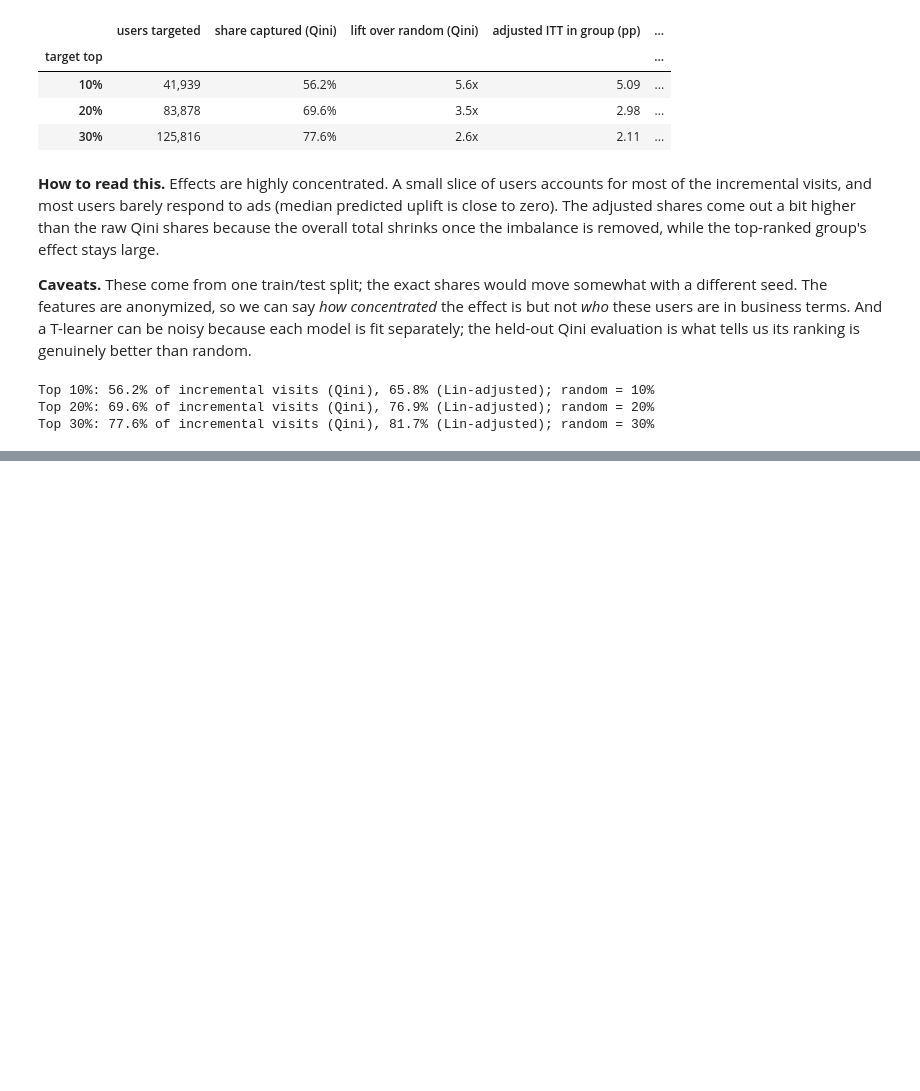
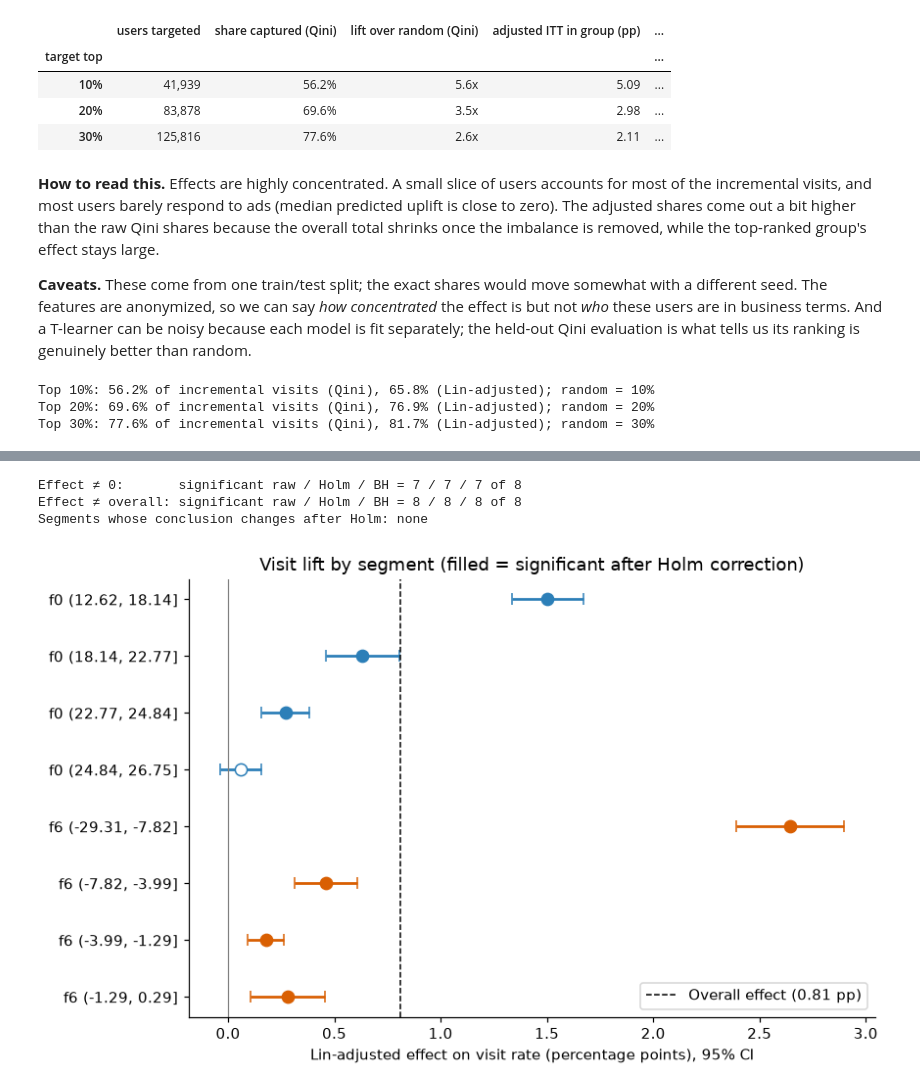
Before and after one commit to mehwishahmed/criteo-ad-incrementality, a Jupyter notebook: notebooks/analysis.ipynb, the cells around one changed output, grey strips where cells are left out. Cells and saved outputs as stored; diff of their text form; code cells hidden in the pictures; blank space fills up the shorter version.

```diff
--- a/notebooks/analysis.ipynb
+++ b/notebooks/analysis.ipynb
@@ -690,0 +757,24 @@ Top 30%: 77.6% of incremental visits (Qini), 81.7% (Lin-adjusted); random = 30%
+# %%
+from src import segments
+
+seg = segments.segment_effects(df, ["f0", "f6"], FEATURES, outcome="visit", q=5)
+c0 = segments.correct(seg["p_value"])
+c1 = segments.correct(seg["p_diff_overall"])
+overall_lin = adj["visit"].loc["adjusted (Lin, interacted)", "coef"]
+
+seg_table = pd.DataFrame({
+    "segment": seg["segment"],
+    "users": seg["n"].map("{:,}".format),
+    "raw lift (pp)": (seg["raw_lift"] * 100).map("{:.2f}".format),
+    "adj. lift (pp)": (seg["adj_lift"] * 100).map("{:.2f}".format),
+    "95% CI (pp)": [f"[{lo*100:.2f}, {hi*100:.2f}]" for lo, hi in zip(seg["ci_low"], seg["ci_high"])],
+    "rel. lift": seg["rel_lift"].map("{:+.1%}".format),
+    "p (≠0) raw": c0["p_raw"].map("{:.2g}".format),
+    "p (≠0) Holm": c0["p_holm"].map("{:.2g}".format),
+    "p (≠0) BH": c0["p_bh"].map("{:.2g}".format),
+    "p (≠overall) raw": c1["p_raw"].map("{:.2g}".format),
+    "p (≠overall) Holm": c1["p_holm"].map("{:.2g}".format),
+    "p (≠overall) BH": c1["p_bh"].map("{:.2g}".format),
+})
+print(f"Overall Lin-adjusted visit effect: {overall_lin*100:.3f} pp")
+seg_table
@@ -690,0 +792,27 @@ Top 30%: 77.6% of incremental visits (Qini), 81.7% (Lin-adjusted); random = 30%
+# %%
+print("Effect ≠ 0:       significant raw / Holm / BH =", int(c0["sig_raw"].sum()), "/", int(c0["sig_holm"].sum()), "/", int(c0["sig_bh"].sum()), "of", len(seg))
+print("Effect ≠ overall: significant raw / Holm / BH =", int(c1["sig_raw"].sum()), "/", int(c1["sig_holm"].sum()), "/", int(c1["sig_bh"].sum()), "of", len(seg))
+changed = seg.loc[c0["sig_raw"] != c0["sig_holm"], "segment"].tolist() + seg.loc[c1["sig_raw"] != c1["sig_holm"], "segment"].tolist()
+print("Segments whose conclusion changes after Holm:", changed or "none")
+# %% [output]
+Effect ≠ 0:       significant raw / Holm / BH = 7 / 7 / 7 of 8
+Effect ≠ overall: significant raw / Holm / BH = 8 / 8 / 8 of 8
+Segments whose conclusion changes after Holm: none
+# %%
+fig, ax = plt.subplots(figsize=(8, 5))
+y = np.arange(len(seg))[::-1]
+colors = np.where(seg["feature"] == "f0", "#2c7fb8", "#d95f02")
+for yi, (_, r), col, sig in zip(y, seg.iterrows(), colors, c0["sig_holm"]):
+    ax.errorbar(r["adj_lift"] * 100, yi, xerr=[[(r["adj_lift"] - r["ci_low"]) * 100], [(r["ci_high"] - r["adj_lift"]) * 100]],
+                fmt="o", color=col, mfc=col if sig else "white", ms=8, capsize=4, lw=1.8)
+ax.axvline(overall_lin * 100, color="black", ls="--", lw=1, label=f"Overall effect ({overall_lin*100:.2f} pp)")
+ax.axvline(0, color="grey", lw=0.8)
+ax.set_yticks(y, seg["segment"])
+ax.set_xlabel("Lin-adjusted effect on visit rate (percentage points), 95% CI")
+ax.set_title("Visit lift by segment (filled = significant after Holm correction)")
+ax.legend(loc="lower right")
+fig.tight_layout()
+fig.savefig(f"{FIG}/05_segment_lifts.png", bbox_inches="tight")
+plt.show()
+# %% [output]
+[figure, added]
```
Also changed, not shown: parts of 7 cells of this notebook, 3 other files.
